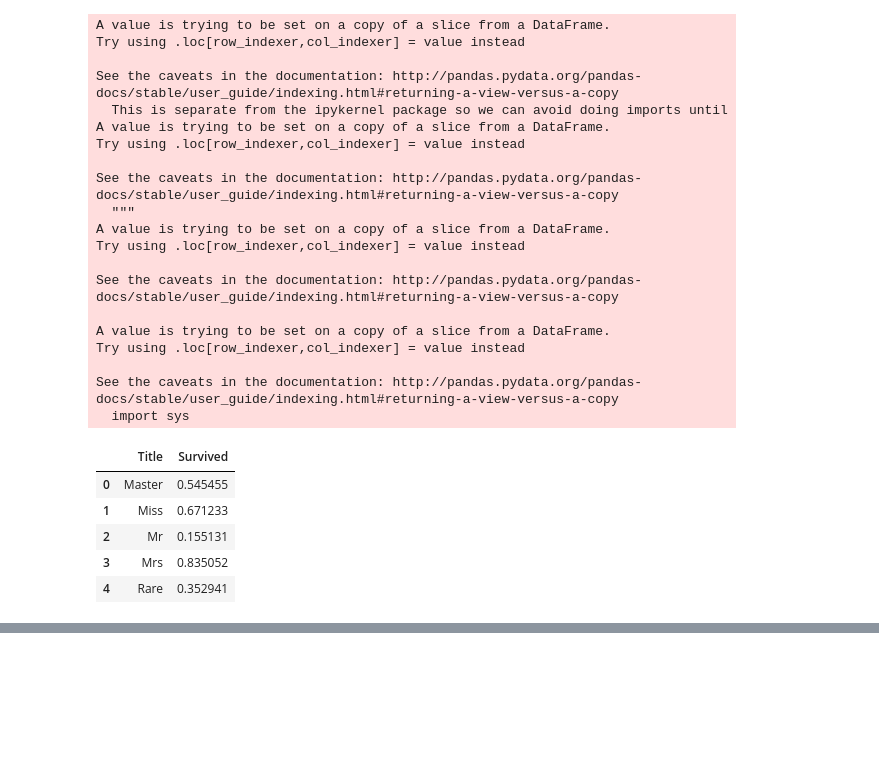
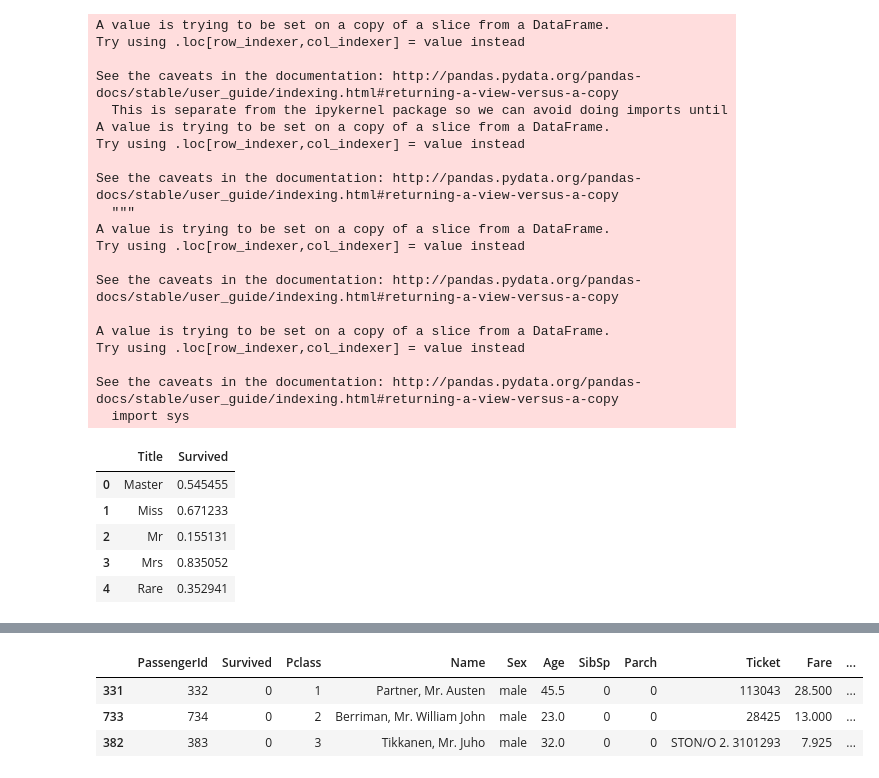
Before and after one commit to franpog859/titanic-competition, a Jupyter notebook: clean/process_data.ipynb, the cells around one changed output, grey strips where cells are left out. Saved outputs shown, nothing was run; the diff lists cells and outputs as text; code cells hidden in the pictures; blank space fills up the shorter version.

```diff
--- a/clean/process_data.ipynb
+++ b/clean/process_data.ipynb
@@ -273,2 +264,0 @@ numeric_pipeline = Pipeline([
-# %%
-numeric_pipeline.fit_transform(train_data)
@@ -323,0 +291,7 @@ X_train.shape
+# %%
+train_data.head(3)
+# %% [output]
+|  | PassengerId | Survived | Pclass | Name | Sex | Age | SibSp | Parch | Ticket | Fare | ... |
+| 331 | 332 | 0 | 1 | Partner, Mr. Austen | male | 45.5 | 0 | 0 | 113043 | 28.500 | ... |
+| 733 | 734 | 0 | 2 | Berriman, Mr. William John | male | 23.0 | 0 | 0 | 28425 | 13.000 | ... |
+| 382 | 383 | 0 | 3 | Tikkanen, Mr. Juho | male | 32.0 | 0 | 0 | STON/O 2. 3101293 | 7.925 | ... |
```
Also changed, not shown: parts of 26 cells of this notebook, 3 other files.
